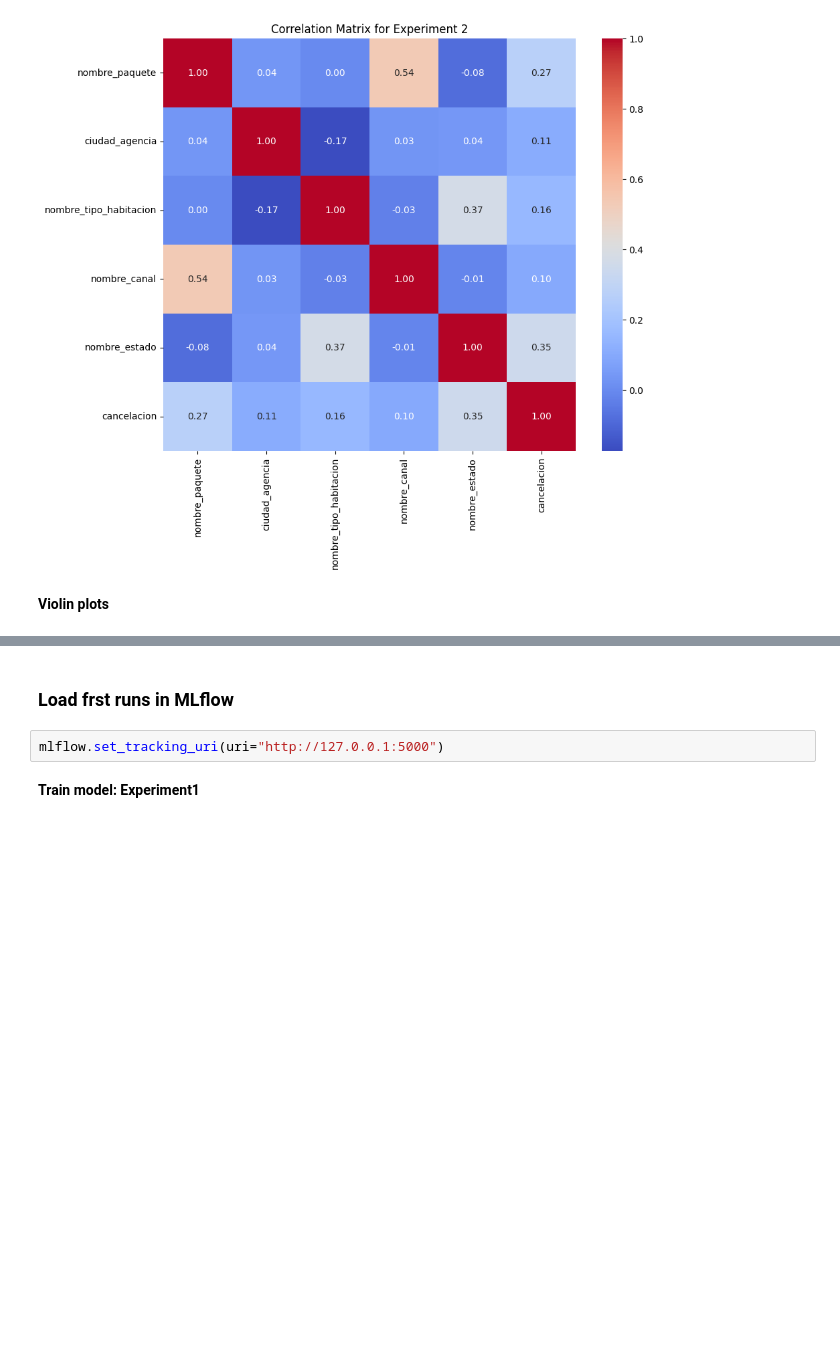
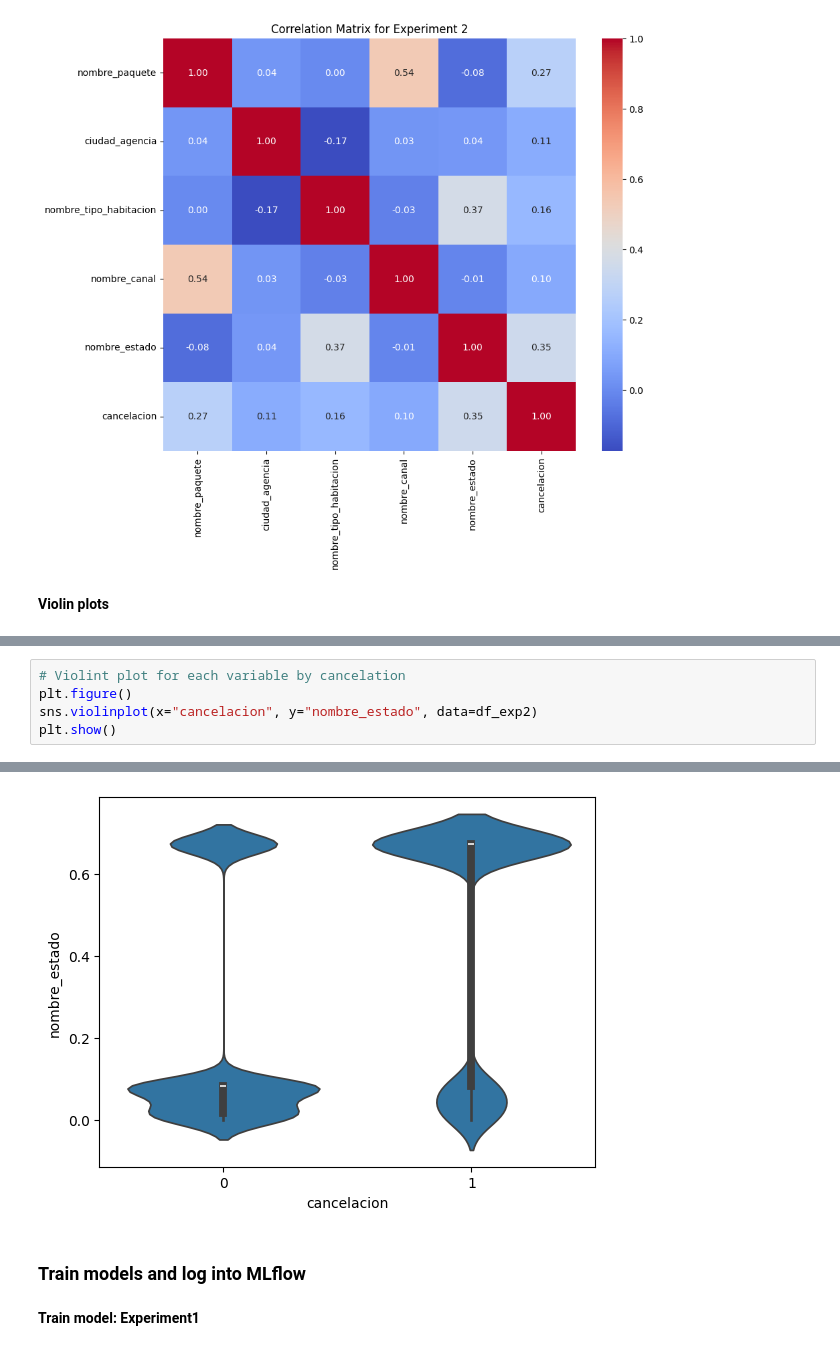
Before and after one commit to EstebanPerez25/TCA-Project, a Jupyter notebook: notebooks/data_science.ipynb, the cells around one changed output, grey strips where cells are left out. Saved outputs shown, nothing was run; the diff lists cells and outputs as text; blank space fills up the shorter version.

```diff
--- a/notebooks/data_science.ipynb
+++ b/notebooks/data_science.ipynb
@@ -127,0 +136,6 @@ plt.show()
+# %%
+# Violint plot for each variable by cancelation
+plt.figure()
+sns.violinplot(x="cancelacion", y="nombre_estado", data=df_exp2)
+plt.show()
+# %% [output]
@@ -128,7 +143,6 @@ plt.show()
+[figure, added]
 # %% [markdown]
-### Load frst runs in MLflow
+### Train models and log into MLflow
-# %%
-mlflow.set_tracking_uri(uri="http://127.0.0.1:5000")
 # %% [markdown]
 **Train model: Experiment1**
 # %%
```
Also changed, not shown: parts of 15 cells of this notebook, 10 other files.
